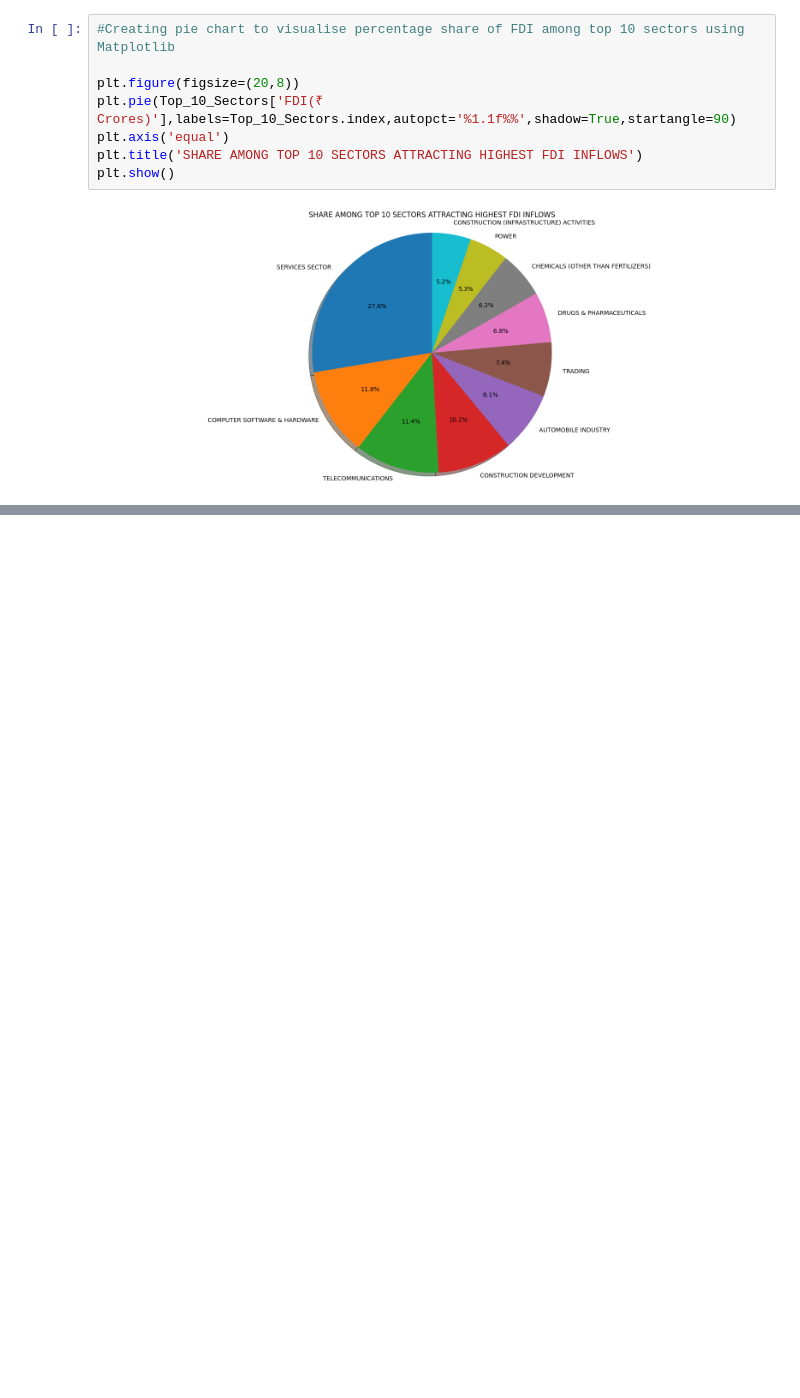
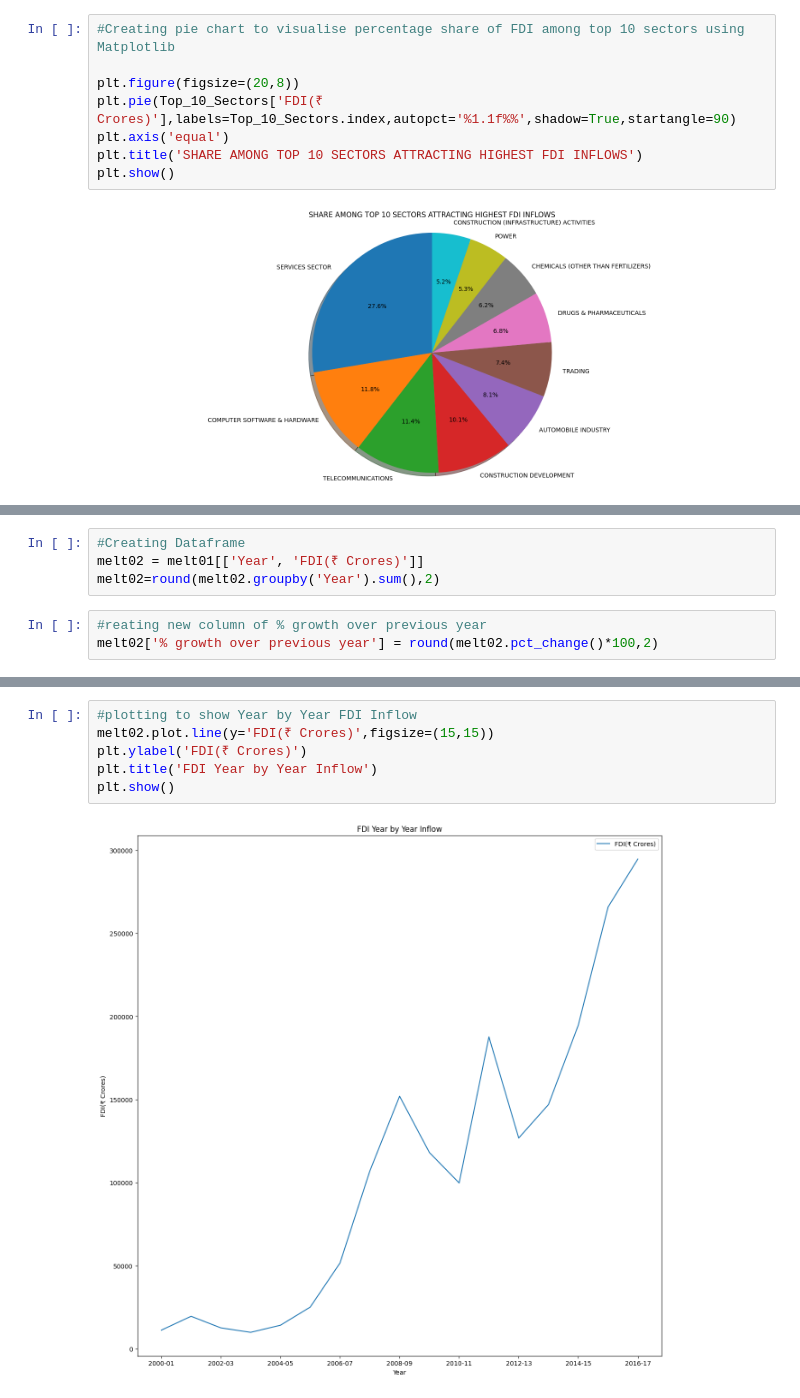
Before and after one commit to yash66gupta/FDI-Analysis, a Jupyter notebook: FDI_Analysis.ipynb, the cells around one changed output, grey strips where cells are left out. Drawn from its saved outputs; the diff is of its cells as text; blank space fills up the shorter version.

```diff
--- a/FDI_Analysis.ipynb
+++ b/FDI_Analysis.ipynb
@@ -340,0 +377,7 @@ plt.show()
+# %%
+#Creating Dataframe
+melt02 = melt01[['Year', 'FDI(₹ Crores)']]
+melt02=round(melt02.groupby('Year').sum(),2)
+# %%
+#reating new column of % growth over previous year
+melt02['% growth over previous year'] = round(melt02.pct_change()*100,2)
@@ -340,0 +408,8 @@ plt.show()
+# %%
+#plotting to show Year by Year FDI Inflow
+melt02.plot.line(y='FDI(₹ Crores)',figsize=(15,15))
+plt.ylabel('FDI(₹ Crores)')
+plt.title('FDI Year by Year Inflow')
+plt.show()
+# %% [output]
+[figure, added]
```
Also changed, not shown: parts of 7 cells of this notebook.
